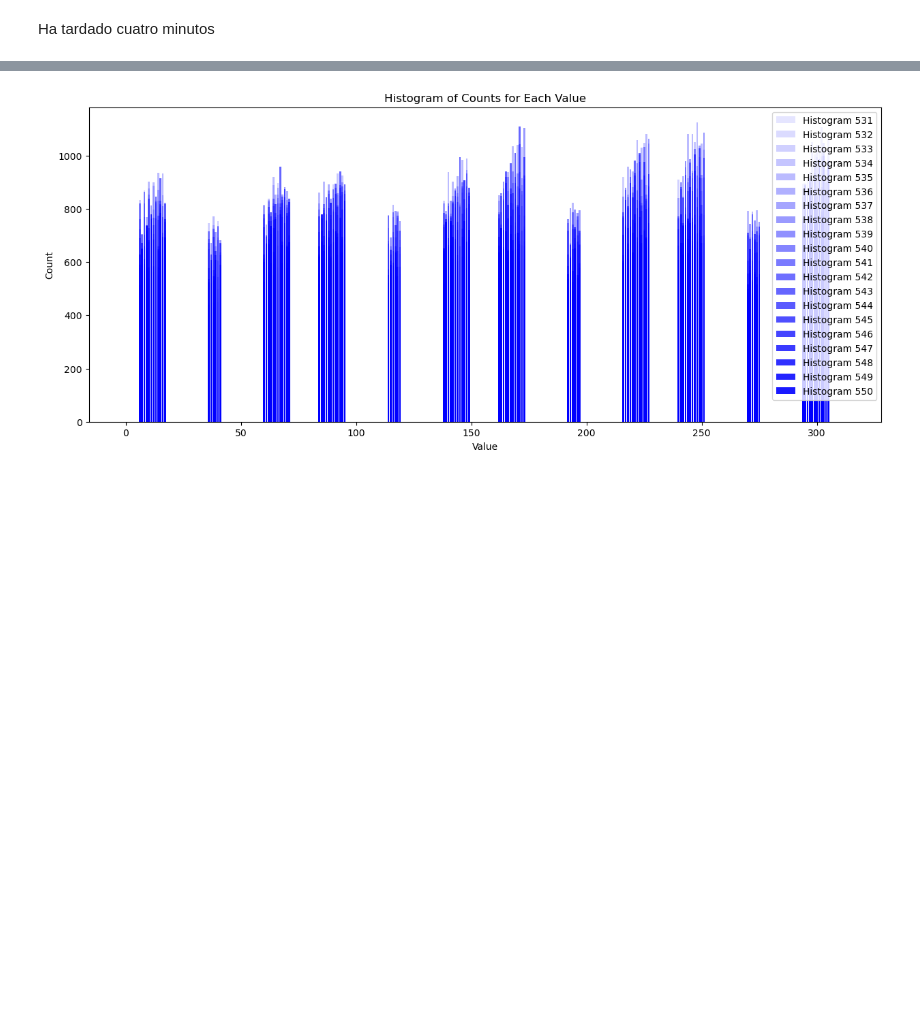
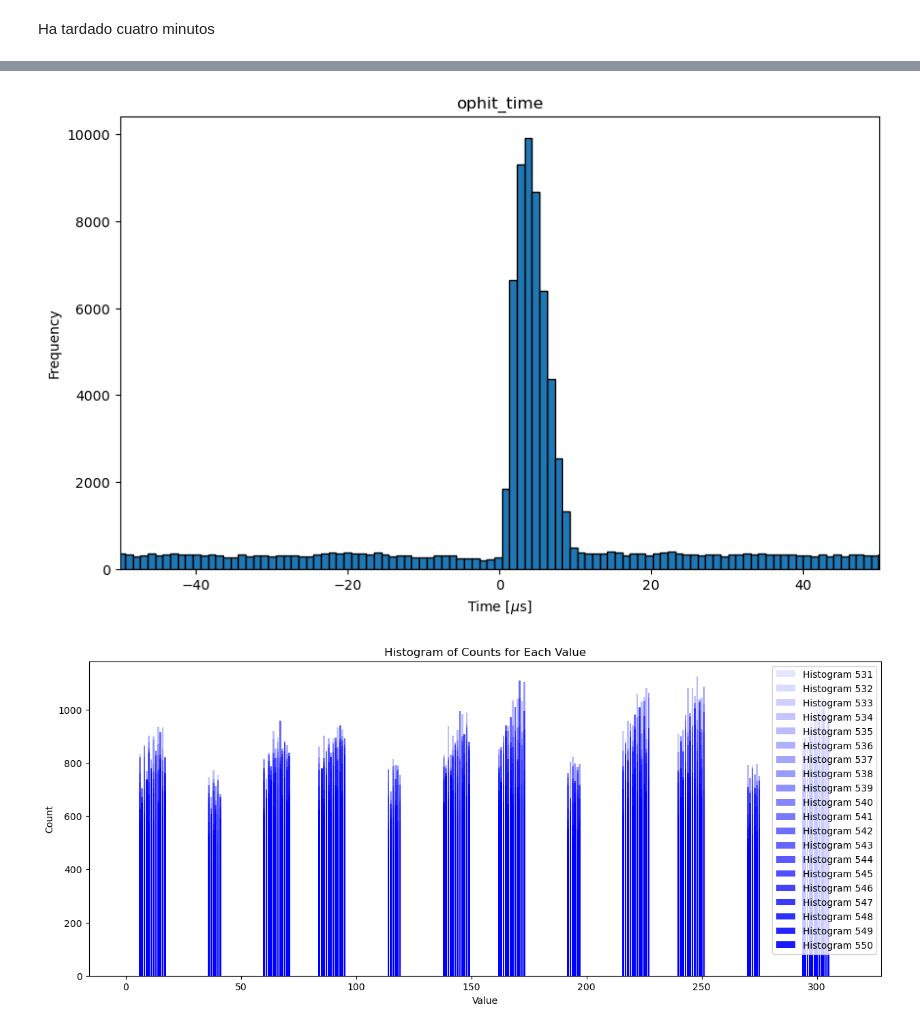
Before and after one commit to CIEMAT-Neutrino/AI_nuvT, a Jupyter notebook: nuvT_pred.ipynb, the cells around one changed output, grey strips where cells are left out. Drawn from its saved outputs; the diff is of its cells as text; code cells hidden in the pictures; blank space fills up the shorter version.

```diff
--- a/nuvT_pred.ipynb
+++ b/nuvT_pred.ipynb
@@ -663,3 +664,21 @@ plt.show()
+# %%
+plt.figure(figsize=(10, 6))
+
+# Crear el histograma
+plt.hist(flattened_hit_t_filtered, bins=3000, edgecolor='black')
+
+# Añadir etiquetas y título
+plt.xlabel(r'Time [$\mu$s]')
+plt.ylabel('Frequency')
+plt.title('ophit_time')
+
+# Establecer límites en el eje x
+plt.xlim(-50, 50)
+
+# Mostrar el gráfico
+plt.show()
+# %% [output]
+[figure, added]
 # %%
 plt.figure(figsize=(15, 6))
 alpha_values = np.linspace(0.1, 0.9, 20)
```
Also changed, not shown: parts of 21 cells of this notebook, 3 other files.
